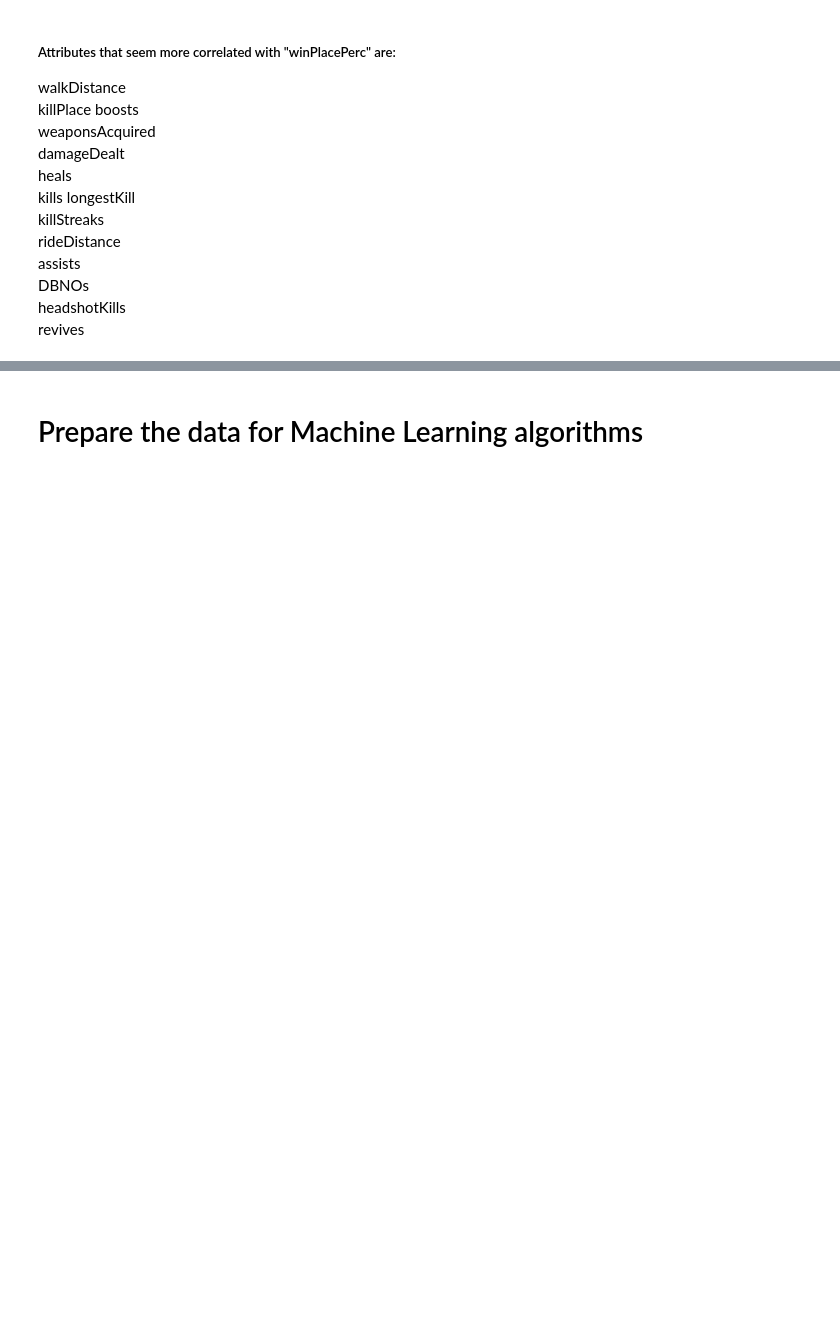
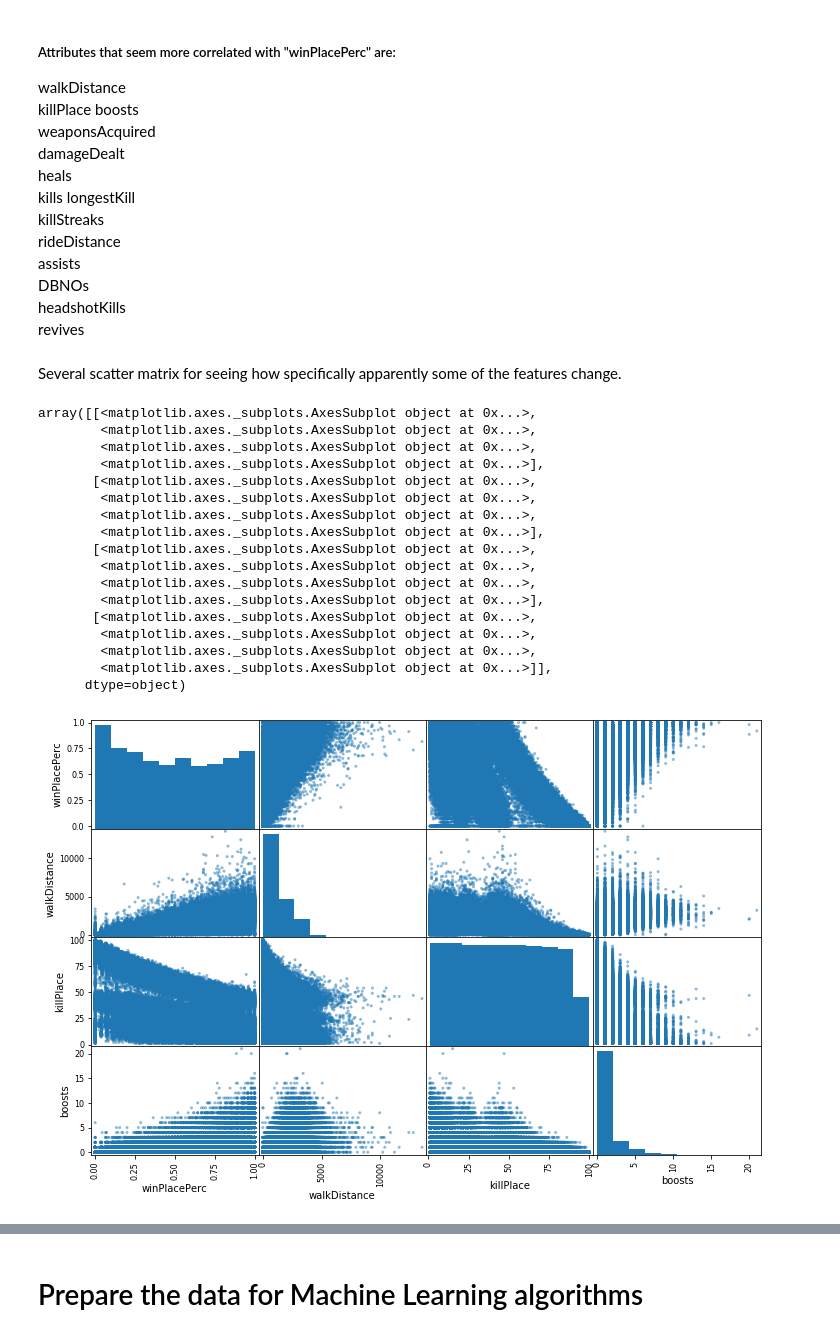
Before and after one commit to envilk/PredictingPUBGplacement, a Jupyter notebook: PUBG.ipynb, the cells around one changed output, grey strips where cells are left out. Drawn from its saved outputs; the diff is of its cells as text; code cells hidden in the pictures; blank space fills up the shorter version.

```diff
--- a/PUBG.ipynb
+++ b/PUBG.ipynb
@@ -34,2 +40,2 @@ def load_csv(path):
 # %%
-training_raw = load_csv("data/train_V2_copia.csv")
+training_raw = load_csv("data/train_200K.csv")
@@ -88,9 +173,30 @@ assists
 DBNOs
 headshotKills
 revives
+# %% [markdown]
+Several scatter matrix for seeing how specifically apparently some of the features change.
 # %%
-#attributes = ["winPlacePerc", "walkDistance", "killPlace",
-#"boosts"]
+attributes = ["winPlacePerc", "walkDistance", "killPlace",
+"boosts"]
 
-#scatter_matrix(training_copy[attributes], figsize=(12, 8))
+scatter_matrix(training_copy[attributes], figsize=(12, 8))
+# %% [output]
+array([[<matplotlib.axes._subplots.AxesSubplot object at 0x...>,
+        <matplotlib.axes._subplots.AxesSubplot object at 0x...>,
+        <matplotlib.axes._subplots.AxesSubplot object at 0x...>,
+        <matplotlib.axes._subplots.AxesSubplot object at 0x...>],
+       [<matplotlib.axes._subplots.AxesSubplot object at 0x...>,
+        <matplotlib.axes._subplots.AxesSubplot object at 0x...>,
+        <matplotlib.axes._subplots.AxesSubplot object at 0x...>,
+        <matplotlib.axes._subplots.AxesSubplot object at 0x...>],
+       [<matplotlib.axes._subplots.AxesSubplot object at 0x...>,
+        <matplotlib.axes._subplots.AxesSubplot object at 0x...>,
+        <matplotlib.axes._subplots.AxesSubplot object at 0x...>,
+        <matplotlib.axes._subplots.AxesSubplot object at 0x...>],
+       [<matplotlib.axes._subplots.AxesSubplot object at 0x...>,
+        <matplotlib.axes._subplots.AxesSubplot object at 0x...>,
+        <matplotlib.axes._subplots.AxesSubplot object at 0x...>,
+        <matplotlib.axes._subplots.AxesSubplot object at 0x...>]],
+      dtype=object)
+[figure, added]
 # %%
```
Also changed, not shown: parts of 37 cells of this notebook.
